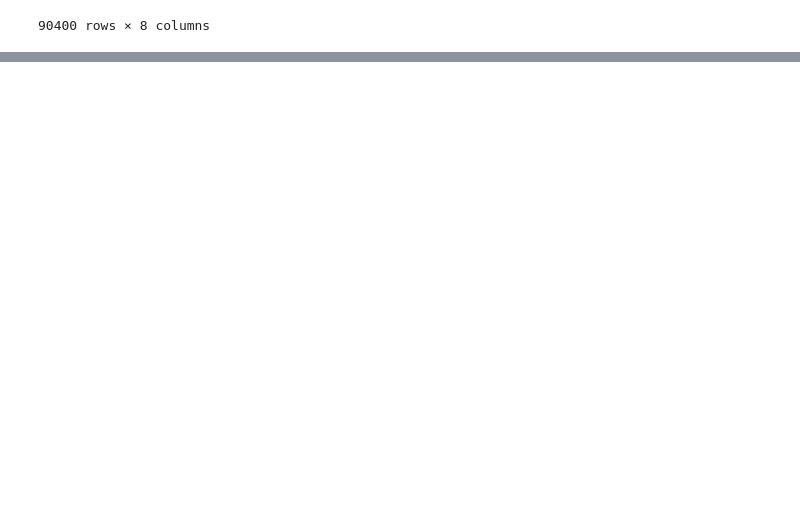
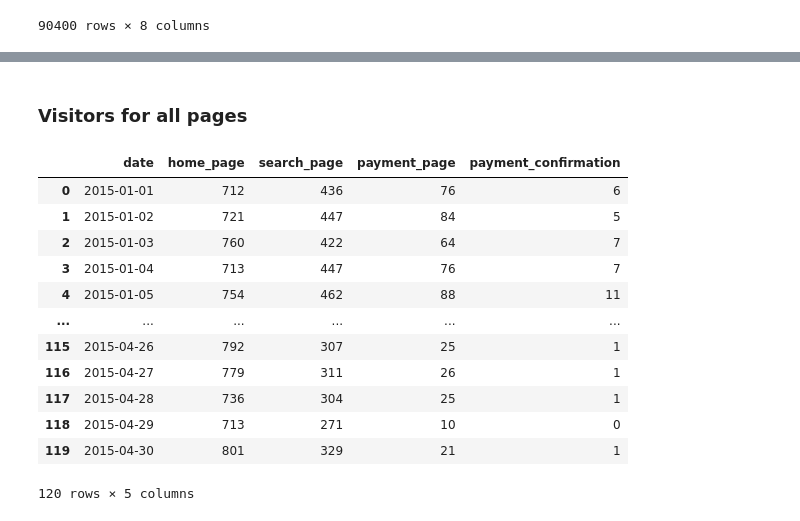
Before and after one commit to ironhack-datalabs/data-ber-06-20, a Jupyter notebook: Notes/module-3/week-8/1_applications-funnel.ipynb, the cells around one changed output, grey strips where cells are left out. Saved outputs shown, nothing was run; the diff lists cells and outputs as text; code cells hidden in the pictures; blank space fills up the shorter version.

```diff
--- a/Notes/module-3/week-8/1_applications-funnel.ipynb
+++ b/Notes/module-3/week-8/1_applications-funnel.ipynb
@@ -113,0 +178,23 @@ df.head()
+# %% [markdown]
+### Visitors for all pages
+# %%
+(df
+ .groupby("date", as_index=False)
+ .agg({"home_page": "sum",
+       "search_page": "sum",
+       "payment_page": "sum",
+       "payment_confirmation": "sum"}))
+# %% [output]
+|  | date | home_page | search_page | payment_page | payment_confirmation |
+| 0 | 2015-01-01 | 712 | 436 | 76 | 6 |
+| 1 | 2015-01-02 | 721 | 447 | 84 | 5 |
+| 2 | 2015-01-03 | 760 | 422 | 64 | 7 |
+| 3 | 2015-01-04 | 713 | 447 | 76 | 7 |
+| 4 | 2015-01-05 | 754 | 462 | 88 | 11 |
+| ... | ... | ... | ... | ... | ... |
+| 115 | 2015-04-26 | 792 | 307 | 25 | 1 |
+| 116 | 2015-04-27 | 779 | 311 | 26 | 1 |
+| 117 | 2015-04-28 | 736 | 304 | 25 | 1 |
+| 118 | 2015-04-29 | 713 | 271 | 10 | 0 |
+| 119 | 2015-04-30 | 801 | 329 | 21 | 1 |
+120 rows × 5 columns
```
Also changed, not shown: parts of 15 cells of this notebook.
